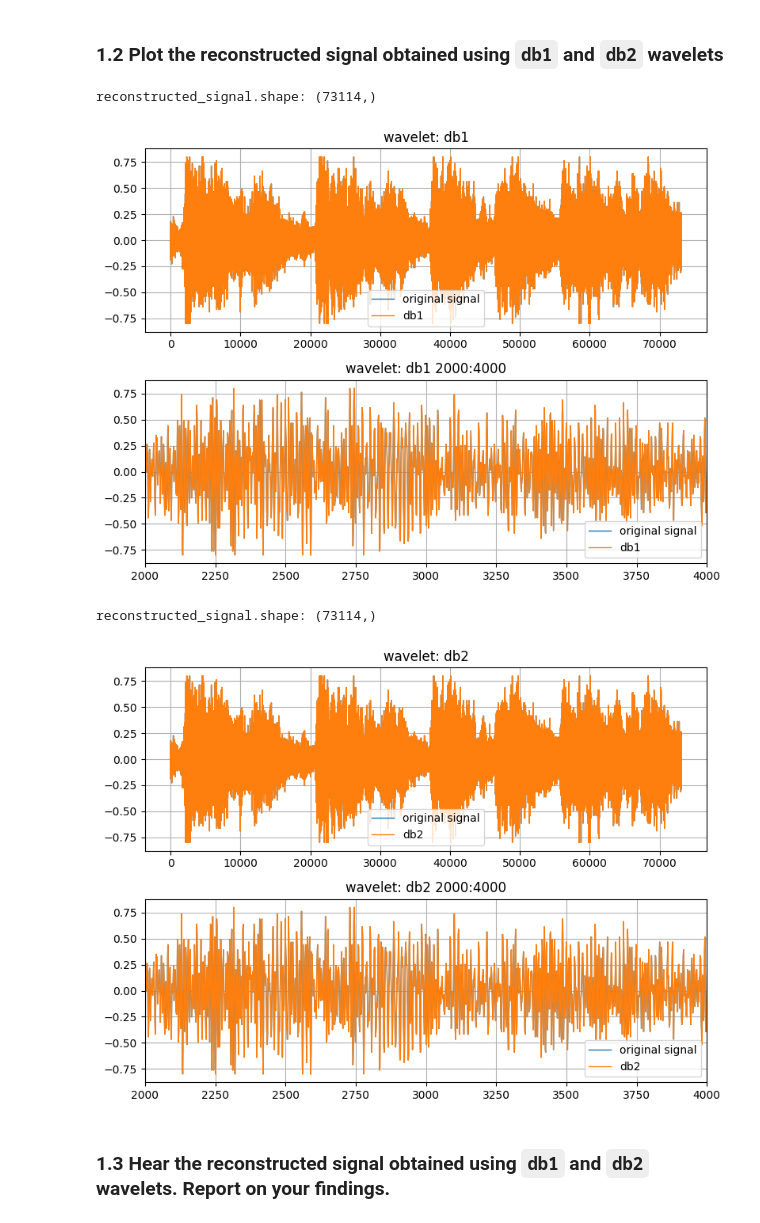
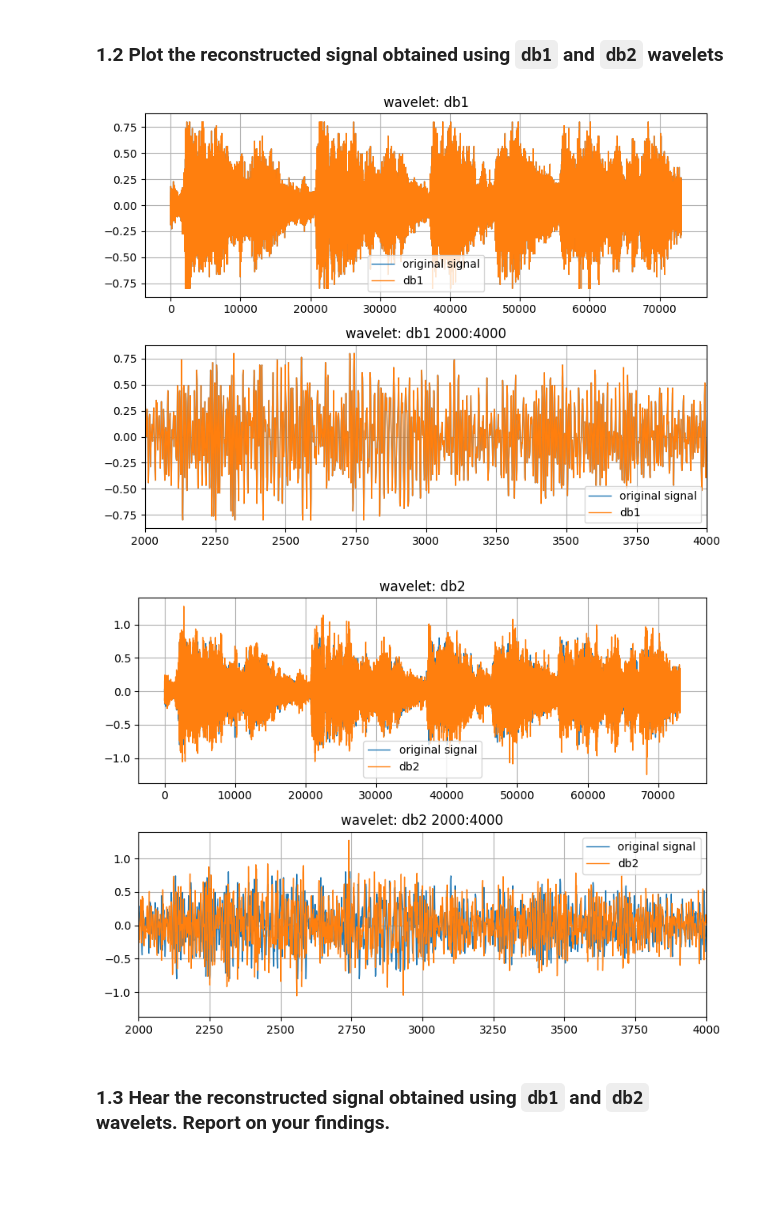
Before and after one commit to kpbaks/advanced-the-signal-processing-assignment-3, a Jupyter notebook: assignment.ipynb, the cells around one changed output. Drawn from its saved outputs; the diff is of its cells as text; code cells hidden in the pictures; blank space fills up the shorter version.

```diff
--- a/assignment.ipynb
+++ b/assignment.ipynb
@@ -159,37 +237,40 @@ plt.show()
 # %%
 reconstructed_signals = {}
 
 for i, wavelet in enumerate(['db1', 'db2']):
-    coeffs = pywt.wavedec(y, wavelet, level=level)
+    coeffs = pywt.wavedec(y, 'db1', level=level)
 
-    reconstructed_signal = pywt.waverec(coeffs, wavelet).squeeze()
+    if wavelet == 'db2':
+        coeffs = [
+            np.concatenate([coeff, np.array([0])])
+            for coeff in coeffs
+        ]
 
-    print(f'reconstructed_signal.shape: {reconstructed_signal.shape}')
+
+    reconstructed_signal = pywt.waverec(coeffs, wavelet, mode='symmetric', axis=-1)
 
     _, (ax1, ax2) = plt.subplots(2, 1, figsize=(8, 6))
     ax1.plot(y, label='original signal', linewidth=1)
     ax1.plot(reconstructed_signal, label=wavelet, linewidth=1)
     ax1.set_title(f'wavelet: {wavelet}')
     ax1.legend()
     ax1.grid()
 
     ax2.plot(y, label='original signal', linewidth=1)
     ax2.plot(reconstructed_signal, label=wavelet, linewidth=1)
     ax2.set_title(f'wavelet: {wavelet} {zoomed_in_interval[0]}:{zoomed_in_interval[1]}')
     ax2.set_xlim(zoomed_in_interval)
     ax2.legend()
     ax2.grid()
 
     plt.tight_layout()
     plt.savefig(IMG_FOLDER / f'problem1-2-reconstructed-signal-{wavelet}.pdf', format='pdf')
     plt.show()
 
     reconstructed_signals[wavelet] = reconstructed_signal
 # %% [output]
-reconstructed_signal.shape: (73114,)
 [figure]
-reconstructed_signal.shape: (73114,)
-[figure, old version]
+[figure, new version]
 # %% [markdown]
 ### 1.3 Hear the reconstructed signal obtained using `db1` and `db2` wavelets. Report on your findings.
 # %%
```
Also changed, not shown: parts of 16 cells of this notebook, 6 other files.
